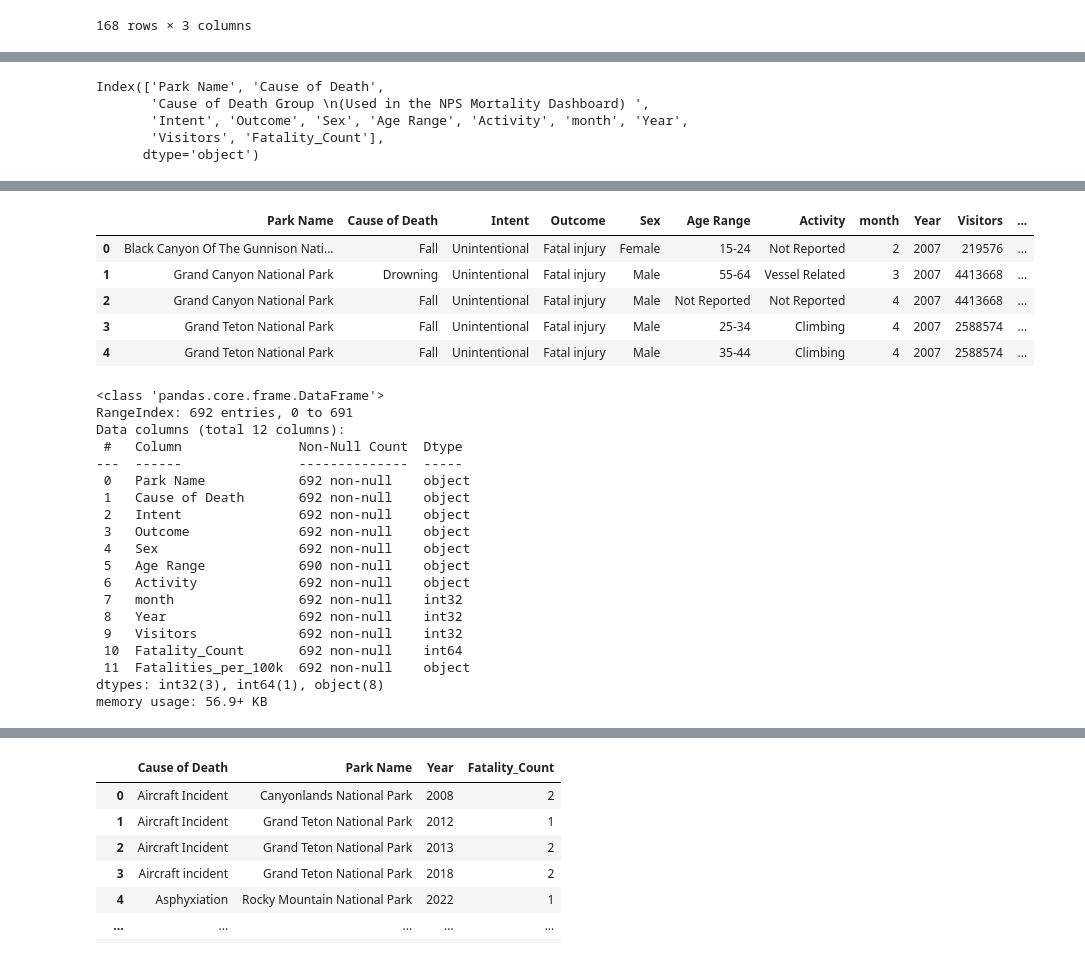
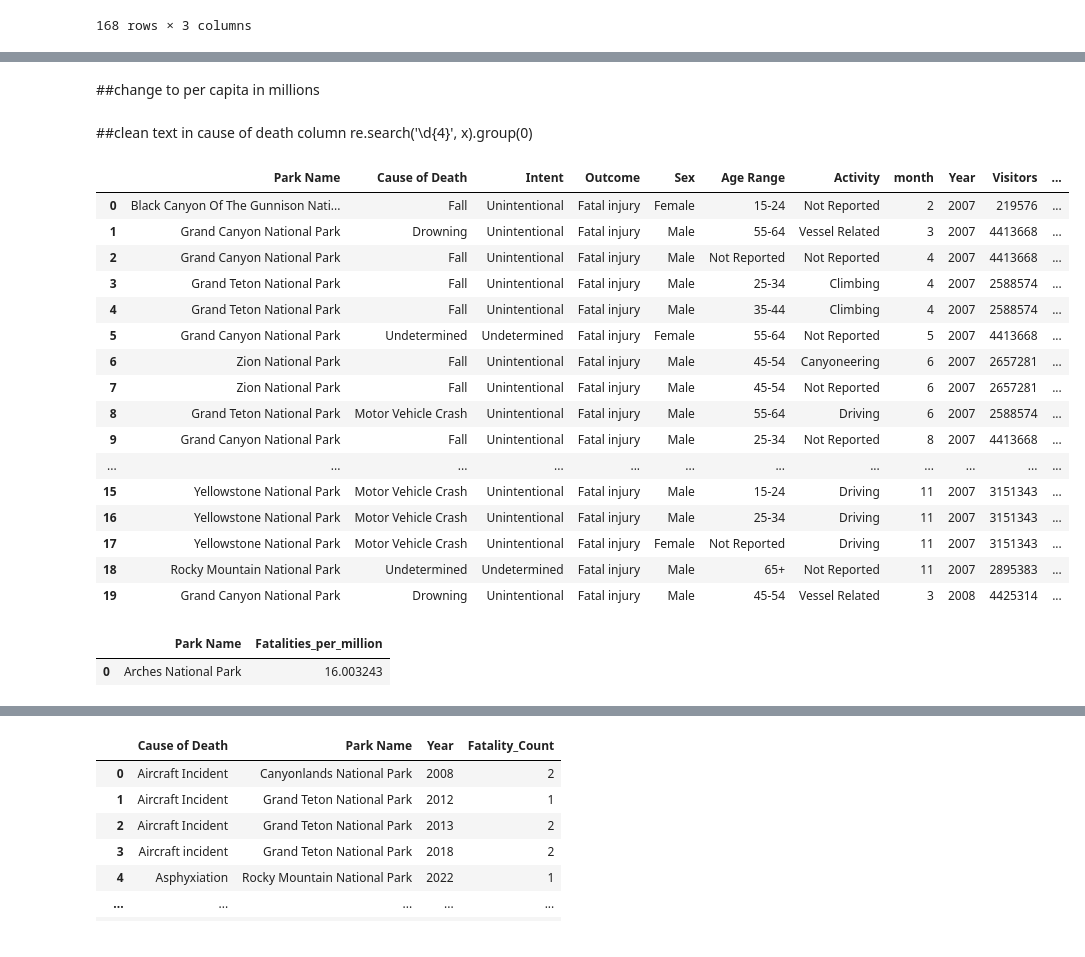
Before and after one commit to GGRAN24/Capstone_NParks, a Jupyter notebook: Capstone(a).ipynb, the cells around one changed output, grey strips where cells are left out. Saved outputs shown, nothing was run; the diff lists cells and outputs as text; code cells hidden in the pictures.

```diff
--- a/Capstone(a).ipynb
+++ b/Capstone(a).ipynb
@@ -403,6 +414,8 @@ new_nps_deaths.head(1)
 # %% [output]
 |  | Incident Date | Park Name | Cause of Death | Cause of Death Group \n(Used in t... | Intent | Outcome | Sex | Age Range | ... |
 | 6 | 2007-02-10 | Black Canyon Of The Gunnison Nati... | Fall | Fall | Unintentional | Fatal injury | Female | 15-24 | ... |
+# %%
+new_nps_deaths=new_nps_deaths.drop(columns=['Cause of Death Group \n(Used in the NPS Mortality Dashboard) '])
 # %%
 Causes_of_Death=new_nps_deaths['Cause of Death'].value_counts().to_frame().reset_index()
 Causes_of_Death.head(2)
@@ -626,13 +625,3 @@ Visitors_Fatality_merge
-# %%
-Visitors_Fatality_merge.columns
-# %% [output]
-Index(['Park Name', 'Cause of Death',
-       'Cause of Death Group \n(Used in the NPS Mortality Dashboard) ',
-       'Intent', 'Outcome', 'Sex', 'Age Range', 'Activity', 'month', 'Year',
-       'Visitors', 'Fatality_Count'],
-      dtype='object')
-# %%
-Visitors_Fatality_merge=Visitors_Fatality_merge.drop(columns=['Cause of Death Group \n(Used in the NPS Mortality Dashboard) '])
 # %%
 Visitors_Fatality_merge.info()
 # %% [output]
@@ -654,35 +643,35 @@ Data columns (total 11 columns):
  10  Fatality_Count  692 non-null    int64
 dtypes: int32(3), int64(1), object(7)
 memory usage: 51.5+ KB
+# %% [markdown]
+##change to per capita in millions
+# %% [markdown]
+##clean text in cause of death column
+re.search('\d{4}', x).group(0)
 # %%
-Visitors_Fatality_merge['Fatalities_per_100k']=Visitors_Fatality_merge['Fatality_Count']/Visitors_Fatality_merge['Visitors'] *100000
-Visitors_Fatality_merge.head()
+Visitors_Fatality_merge['Fatalities_per_million']=Visitors_Fatality_merge['Fatality_Count']/Visitors_Fatality_merge['Visitors'] *1000000
+Visitors_Fatality_merge.head(20)
 # %% [output]
 |  | Park Name | Cause of Death | Intent | Outcome | Sex | Age Range | Activity | month | Year | Visitors | ... |
 | 0 | Black Canyon Of The Gunnison Nati... | Fall | Unintentional | Fatal injury | Female | 15-24 | Not Reported | 2 | 2007 | 219576 | ... |
 | 1 | Grand Canyon National Park | Drowning | Unintentional | Fatal injury | Male | 55-64 | Vessel Related | 3 | 2007 | 4413668 | ... |
 | 2 | Grand Canyon National Park | Fall | Unintentional | Fatal injury | Male | Not Reported | Not Reported | 4 | 2007 | 4413668 | ... |
 | 3 | Grand Teton National Park | Fall | Unintentional | Fatal injury | Male | 25-34 | Climbing | 4 | 2007 | 2588574 | ... |
 | 4 | Grand Teton National Park | Fall | Unintentional | Fatal injury | Male | 35-44 | Climbing | 4 | 2007 | 2588574 | ... |
+| 5 | Grand Canyon National Park | Undetermined | Undetermined | Fatal injury | Female | 55-64 | Not Reported | 5 | 2007 | 4413668 | ... |
+| 6 | Zion National Park | Fall | Unintentional | Fatal injury | Male | 45-54 | Canyoneering | 6 | 2007 | 2657281 | ... |
+| 7 | Zion National Park | Fall | Unintentional | Fatal injury | Male | 45-54 | Not Reported | 6 | 2007 | 2657281 | ... |
+| 8 | Grand Teton National Park | Motor Vehicle Crash | Unintentional | Fatal injury | Male | 55-64 | Driving | 6 | 2007 | 2588574 | ... |
+| 9 | Grand Canyon National Park | Fall | Unintentional | Fatal injury | Male | 25-34 | Not Reported | 8 | 2007 | 4413668 | ... |
+| ... | ... | ... | ... | ... | ... | ... | ... | ... | ... | ... | ... |
+| 15 | Yellowstone National Park | Motor Vehicle Crash | Unintentional | Fatal injury | Male | 15-24 | Driving | 11 | 2007 | 3151343 | ... |
+| 16 | Yellowstone National Park | Motor Vehicle Crash | Unintentional | Fatal injury | Male | 25-34 | Driving | 11 | 2007 | 3151343 | ... |
+| 17 | Yellowstone National Park | Motor Vehicle Crash | Unintentional | Fatal injury | Female | Not Reported | Driving | 11 | 2007 | 3151343 | ... |
+| 18 | Rocky Mountain National Park | Undetermined | Undetermined | Fatal injury | Male | 65+ | Not Reported | 11 | 2007 | 2895383 | ... |
+| 19 | Grand Canyon National Park | Drowning | Unintentional | Fatal injury | Male | 45-54 | Vessel Related | 3 | 2008 | 4425314 | ... |
-# %%
-Visitors_Fatality_merge.
-# %% [output]
-<class 'pandas.core.frame.DataFrame'>
-RangeIndex: 692 entries, 0 to 691
-Data columns (total 12 columns):
- #   Column               Non-Null Count  Dtype
----  ------               --------------  -----
- 0   Park Name            692 non-null    object
- 1   Cause of Death       692 non-null    object
- 2   Intent               692 non-null    object
- 3   Outcome              692 non-null    object
- 4   Sex                  692 non-null    object
- 5   Age Range            690 non-null    object
- 6   Activity             692 non-null    object
- 7   month                692 non-null    int32
- 8   Year                 692 non-null    int32
- 9   Visitors             692 non-null    int32
- 10  Fatality_Count       692 non-null    int64
- 11  Fatalities_per_100k  692 non-null    object
-dtypes: int32(3), int64(1), object(8)
-memory usage: 56.9+ KB
+# %%
+new_group = Visitors_Fatality_merge.groupby('Park Name')['Fatalities_per_million'].sum().to_frame().reset_index()
+new_group.head(1)
+# %% [output]
+|  | Park Name | Fatalities_per_million |
+| 0 | Arches National Park | 16.003243 |
```
Also changed, not shown: parts of 47 cells of this notebook, 2 other files.
